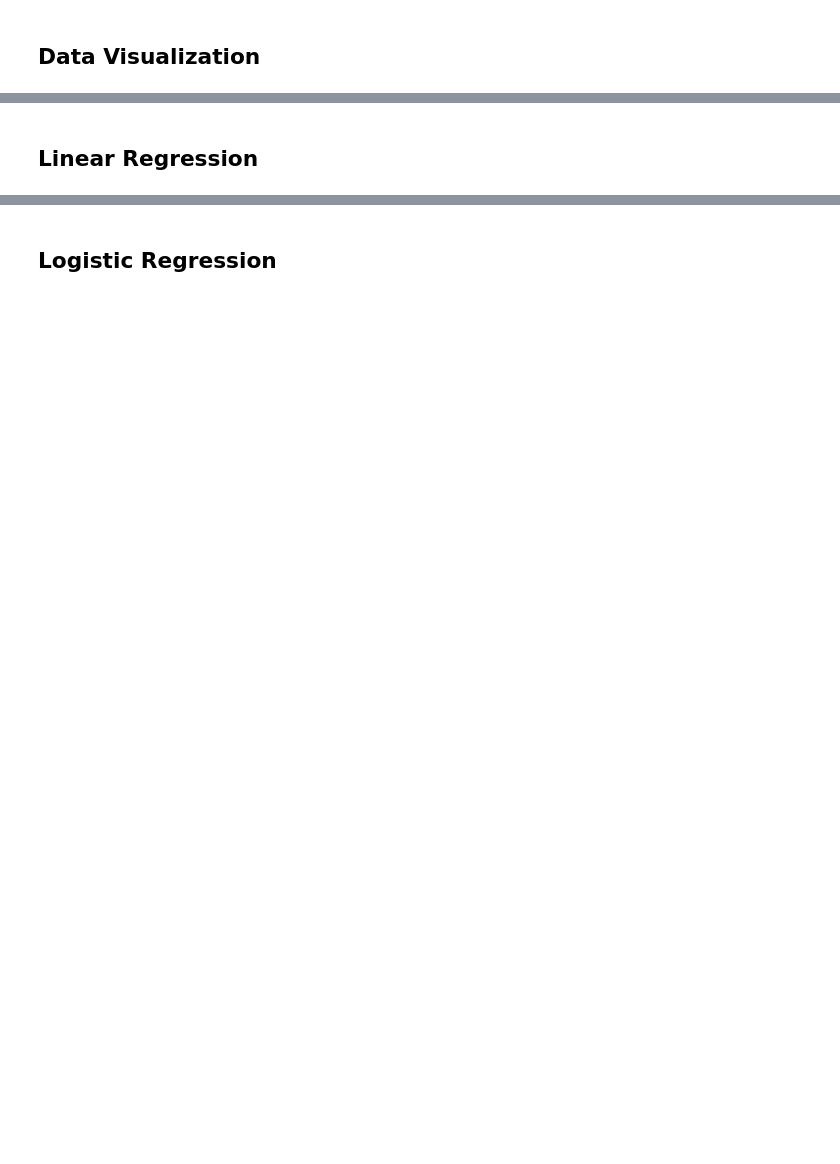
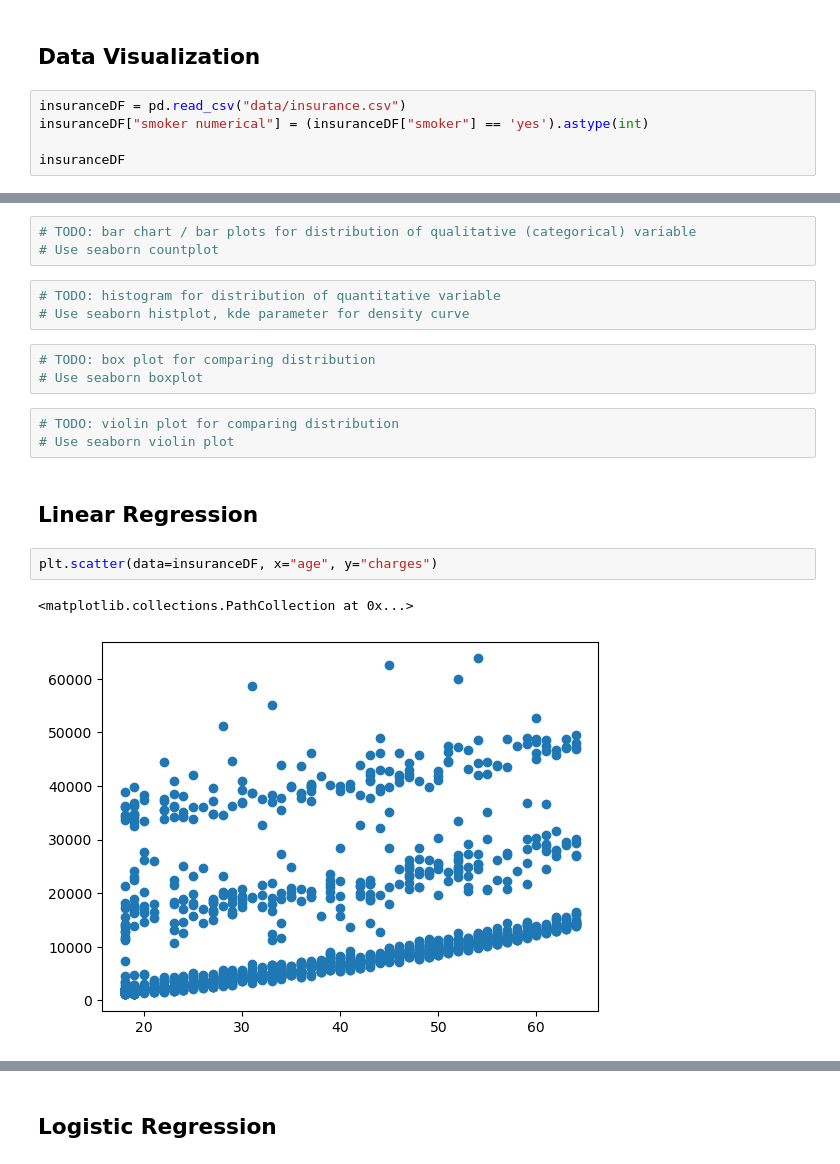
Before and after one commit to monkeygobah/code_grand_rounds, a Jupyter notebook: module_3_Data_Science/DS_Workshop_2.ipynb, the cells around one changed output, grey strips where cells are left out. Cells and saved outputs as stored; diff of their text form; blank space fills up the shorter version.

```diff
--- a/module_3_Data_Science/DS_Workshop_2.ipynb
+++ b/module_3_Data_Science/DS_Workshop_2.ipynb
@@ -23,2 +31,7 @@ import pandas as pd
 # %% [markdown]
 ## Data Visualization
+# %%
+insuranceDF = pd.read_csv("data/insurance.csv")
+insuranceDF["smoker numerical"] = (insuranceDF["smoker"] == 'yes').astype(int)
+
+insuranceDF
@@ -25,2 +58,19 @@ import pandas as pd
+# %%
+# TODO: bar chart / bar plots for distribution of qualitative (categorical) variable
+# Use seaborn countplot
+# %%
+# TODO: histogram for distribution of quantitative variable
+# Use seaborn histplot, kde parameter for density curve
+# %%
+# TODO: box plot for comparing distribution
+# Use seaborn boxplot
+# %%
+# TODO: violin plot for comparing distribution
+# Use seaborn violin plot
 # %% [markdown]
 ## Linear Regression
+# %%
+plt.scatter(data=insuranceDF, x="age", y="charges")
+# %% [output]
+<matplotlib.collections.PathCollection at 0x...>
+[figure, added]
```
Also changed, not shown: parts of 20 cells of this notebook, 1 other file.
